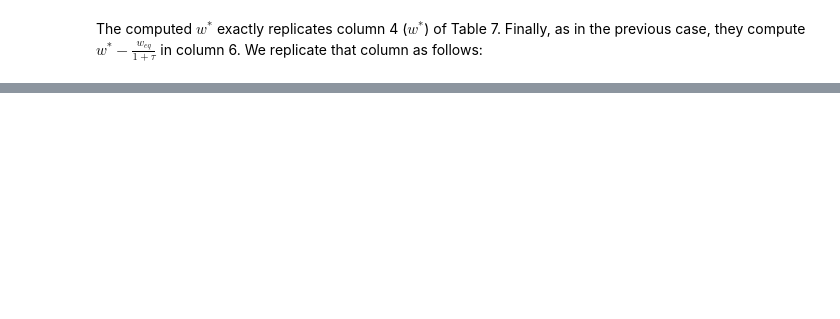
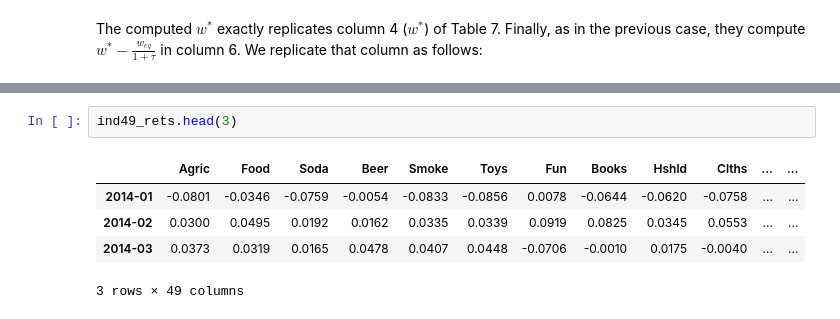
Before and after one commit to Juosorioca420/PortfolioAnalisys-I, a Jupyter notebook: 2. Factor Analysis/notebooks/6_BlackLitterman.ipynb, the cells around one changed output, grey strips where cells are left out. Drawn from its saved outputs; the diff is of its cells as text; blank space fills up the shorter version.

```diff
--- a/2. Factor Analysis/notebooks/6_BlackLitterman.ipynb
+++ b/2. Factor Analysis/notebooks/6_BlackLitterman.ipynb
@@ -724,0 +723,8 @@ ind49_mcap = erk.get_ind_market_caps(49, weights=True)["2014":]
+# %%
+ind49_rets.head(3)
+# %% [output]
+|  | Agric | Food | Soda | Beer | Smoke | Toys | Fun | Books | Hshld | Clths | ... | ... |
+| 2014-01 | -0.0801 | -0.0346 | -0.0759 | -0.0054 | -0.0833 | -0.0856 | 0.0078 | -0.0644 | -0.0620 | -0.0758 | ... | ... |
+| 2014-02 | 0.0300 | 0.0495 | 0.0192 | 0.0162 | 0.0335 | 0.0339 | 0.0919 | 0.0825 | 0.0345 | 0.0553 | ... | ... |
+| 2014-03 | 0.0373 | 0.0319 | 0.0165 | 0.0478 | 0.0407 | 0.0448 | -0.0706 | -0.0010 | 0.0175 | -0.0040 | ... | ... |
+3 rows × 49 columns
```
Also changed, not shown: parts of 35 cells of this notebook, 1 other file.
